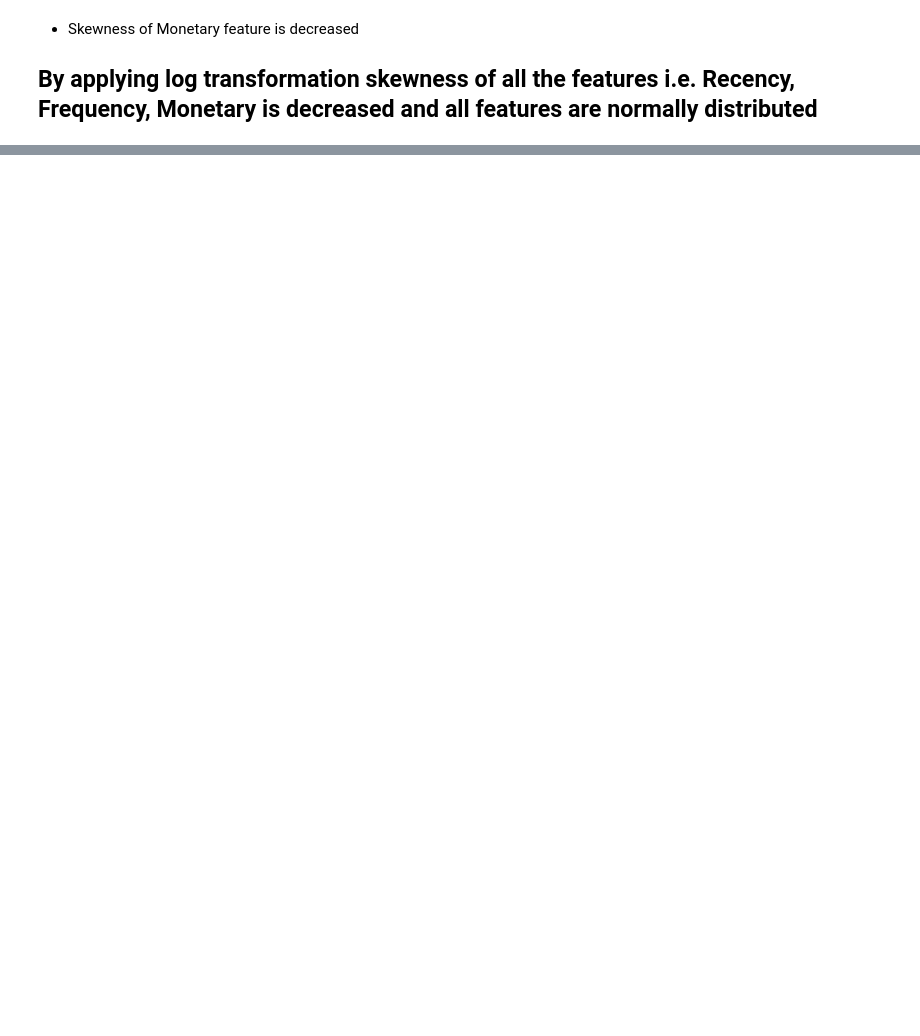
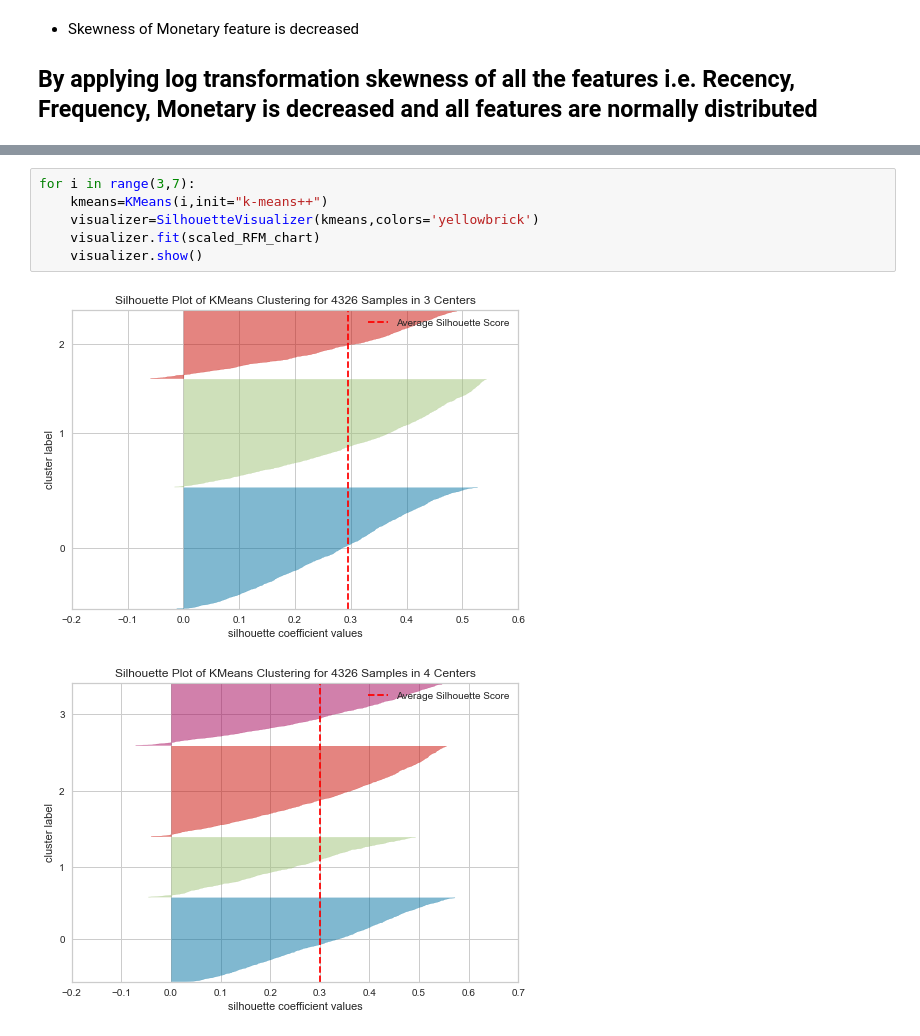
Before and after one commit to MIlanJP/Capstione-Unsupervised-Customer-Segmentation, a Jupyter notebook: Customer Segmentation.ipynb, the cells around one changed output, grey strips where cells are left out. Drawn from its saved outputs; the diff is of its cells as text; blank space fills up the shorter version.

```diff
--- a/Customer Segmentation.ipynb
+++ b/Customer Segmentation.ipynb
@@ -979,0 +795,9 @@ print(f'{np.round(percentage_more_item_transaction,2)}% of transaction are happe
+# %%
+for i in range(3,7):
+    kmeans=KMeans(i,init="k-means++")
+    visualizer=SilhouetteVisualizer(kmeans,colors='yellowbrick')
+    visualizer.fit(scaled_RFM_chart)
+    visualizer.show()
+# %% [output]
+[figure, added]
+[figure, added]
```
Also changed, not shown: parts of 47 cells of this notebook.
